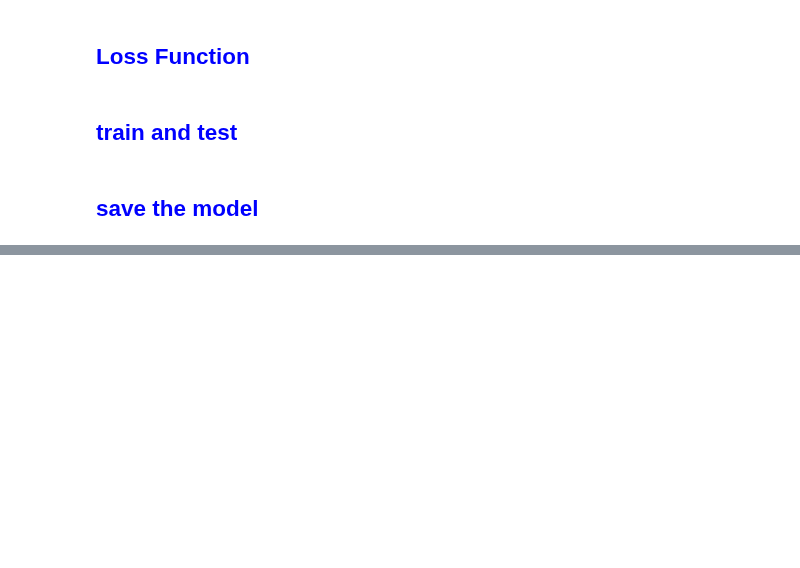
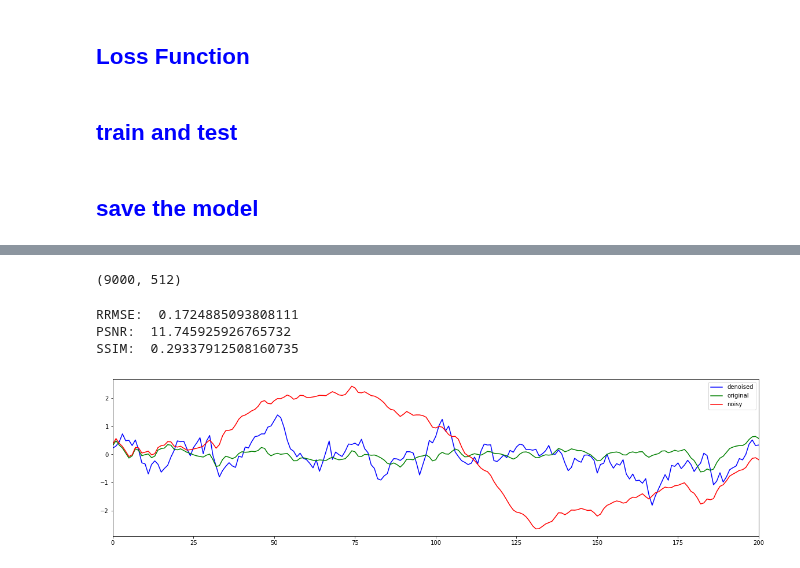
Before and after one commit to MartinaDoku2001/Thesis, a Jupyter notebook: EEG_denoising.ipynb, the cells around one changed output, grey strips where cells are left out. Cells and saved outputs as stored; diff of their text form; code cells hidden in the pictures; blank space fills up the shorter version.

```diff
--- a/EEG_denoising.ipynb
+++ b/EEG_denoising.ipynb
@@ -871,0 +797,23 @@ def save_eeg(saved_model, result_location, foldername, save_train, save_vali, sa
+# %%
+#CALCULATE RRMSE, PSNR, SSIM
+def metrics_results(denoised, clear):
+    #calculate the RRMSE
+    max_clear=np.max(clear,axis=1)
+    min_clear=np.min(clear,axis=1)
+    RRMSE_values = np.sqrt(np.mean((denoised- clear)**2, axis=1)) / (max_clear-min_clear)
+    RRMSE=np.mean(RRMSE_values)
+
+    #calculate the PSNR
+    mse_values=np.mean((denoised- clear)**2, axis=1)
+    PSNR_values = 10 * np.log10(max_clear**2/mse_values)
+    PSNR=np.mean(PSNR_values)
+
+
+    from skimage.metrics import structural_similarity as ssim
+    #calculate the SSIM
+    SSIM_values = np.zeros((denoised.shape[0],1))
+    for i in range(denoised.shape[0]):
+        SSIM_values[i] = ssim(np.array(denoised[i,:]),np.array(clear[i,:]))
+    SSIM=np.mean(SSIM_values)
+
+    return RRMSE, PSNR, SSIM
@@ -883,7 +853,7 @@ model=fcNN(datanum)
 result_location ='./results'
 foldername = 'fcNN'
 
-saved_model, history = train(model, noiseEEG_train, EEG_train, noiseEEG_val, EEG_val,
+saved_model, history = train(model, train_dataset[0], train_dataset[1], validation_dataset[0], validation_dataset[1],
                       epochs, batch_size,optimizer, denoise_network,
                       result_location, foldername , train_num = str(i))
 # %% [output]
@@ -941,0 +911,25 @@ NameError: name 'clear_output' is not defined
+# %%
+#testing
+denoised_test, test_mse = test_step(saved_model, test_dataset[0], test_dataset[1])
+
+#calculate the metrics
+RRMSE, PSNR, SSIM = metrics_results(denoised_test, test_dataset[1])
+print('RRMSE: ', RRMSE)
+print('PSNR: ', PSNR)
+print('SSIM: ', SSIM)
+
+#PLOT THE RESULTS
+#plot the first denoised signal vs the original signal vs clean signal
+plt.figure(figsize=(20,5))
+plt.xlim(0,200)
+plt.plot(denoised_test[0,:], label='denoised', color='blue')
+plt.plot(EEG_test[0,:], label='original',color='green')
+plt.plot(noiseEEG_test[0,:], label='noisy',color='red')
+plt.legend()
+plt.show()
+# %% [output]
+(9000, 512)
+RRMSE:  0.1724885093808111
+PSNR:  11.745925926765732
+SSIM:  0.29337912508160735
+[figure, added]
```
Also changed, not shown: parts of 23 cells of this notebook, 29 other files.
